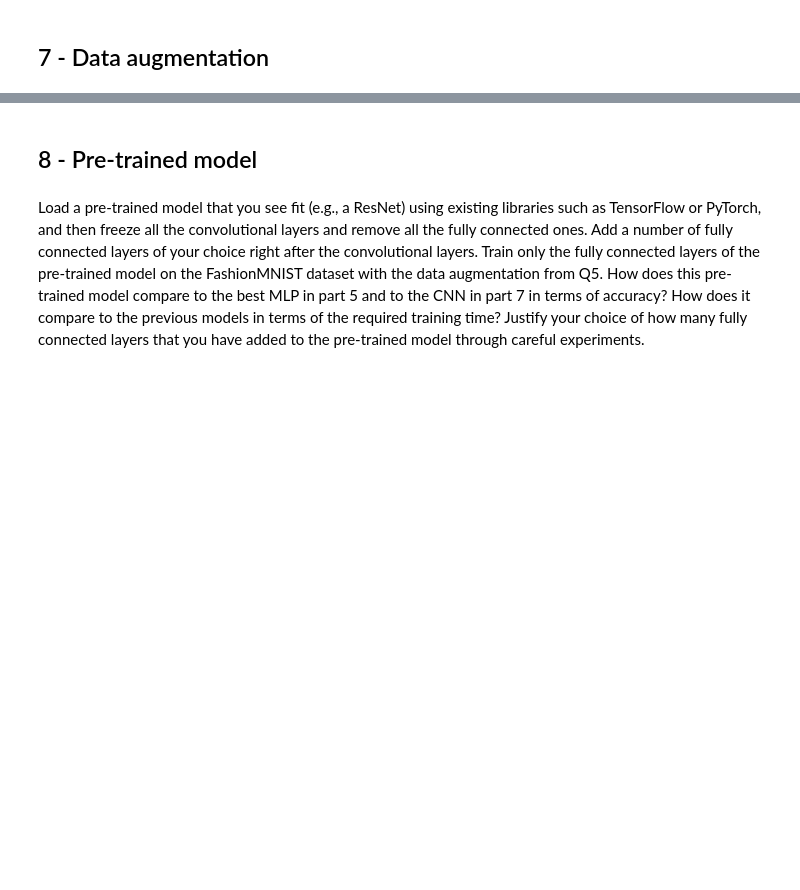
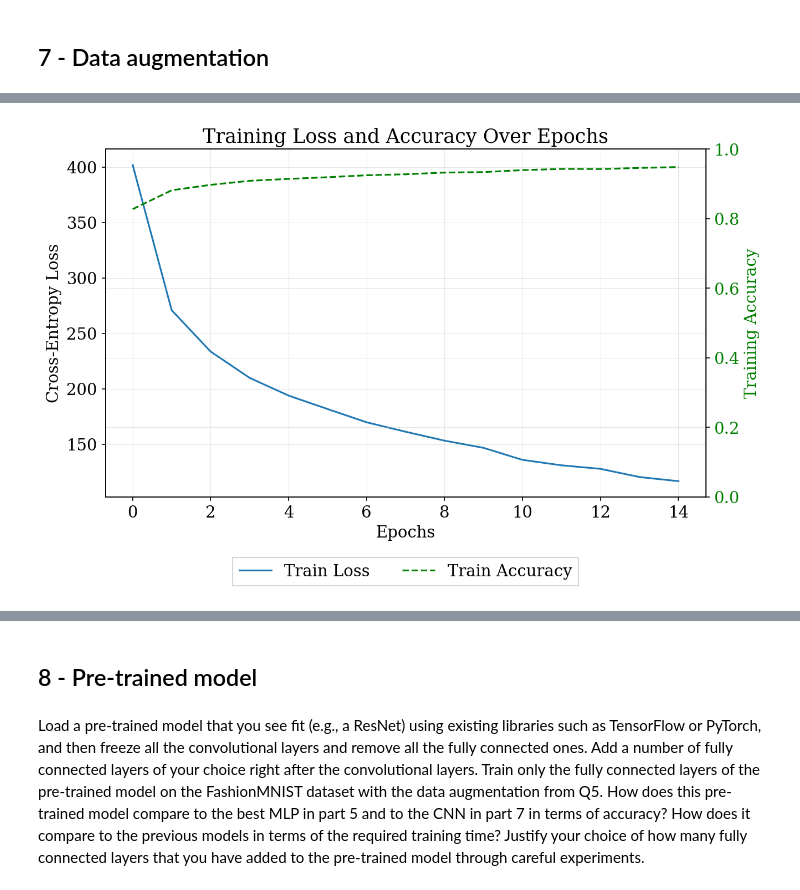
Before and after one commit to audrey352/COMP551, a Jupyter notebook: Assignment3/A3_notebook.ipynb, the cells around one changed output, grey strips where cells are left out. Drawn from its saved outputs; the diff is of its cells as text; code cells hidden in the pictures; blank space fills up the shorter version.

Commit message:
cnn data augmentation done

```diff
--- a/Assignment3/A3_notebook.ipynb
+++ b/Assignment3/A3_notebook.ipynb
@@ -1764,6 +1745,7 @@ train_loader_cnn, val_loader_cnn, test_loader_cnn = get_data_loaders(
     use_validation=USE_VALIDATION
     )
 # %%
+# --- Train CNN ---
 # Loading the pretrained model
 cnn_num_epochs = 15
 model = CNN()
@@ -1789,11 +1771,6 @@ for epoch in range(cnn_num_epochs):
         preds = torch.argmax(outputs, dim=1)
         loss = loss_fn(outputs, labels)
 
-        # nan check
-        if torch.isnan(loss) or torch.isinf(loss):
-            print(f"NaN detected, skipping this run. Batch size: {batch_size}, LR: {lr}")
-            break
-
         optimizer.zero_grad()
         loss.backward()
         optimizer.step()
@@ -1872,0 +1925,39 @@ Train the above CNN using FashionMNIST with the data augmentation from Q5. How i
+# %%
+# --- Plot training curves with data augmentation ---
+fig, ax = plt.subplots(figsize=(9, 6))
+
+# Training Loss (left axis)
+ax.plot(train_loss_aug.keys(),
+        train_loss_aug.values(),
+        label="Train Loss")
+
+ax.set_xlabel("Epochs")
+ax.set_ylabel("Cross-Entropy Loss")
+ax.set_title("Training Loss and Accuracy Over Epochs")
+
+# Training Accuracy (right axis)
+ax1 = ax.twinx()
+ax1.plot(train_acc_aug.keys(),
+         train_acc_aug.values(),
+         color="green",
+         linestyle="--",
+         label="Train Accuracy")
+
+ax1.set_ylabel("Training Accuracy", color="green")
+ax1.tick_params(axis="y", labelcolor="green")
+ax1.set_ylim(0, 1)
+
+# Legend
+lines, labels = ax.get_legend_handles_labels()
+lines2, labels2 = ax1.get_legend_handles_labels()
+
+ax1.legend(lines + lines2, labels + labels2,
+           loc="upper center",
+           bbox_to_anchor=(0.5, -0.15),
+           ncol=2)
+
+plt.tight_layout()
+plt.savefig(os.path.join(SAVEDIR, 'cnn_training_curve_aug.png'))
+plt.show()
+# %% [output]
+[figure, added]
```
Also changed, not shown: parts of 9 cells of this notebook, 5 other files.
